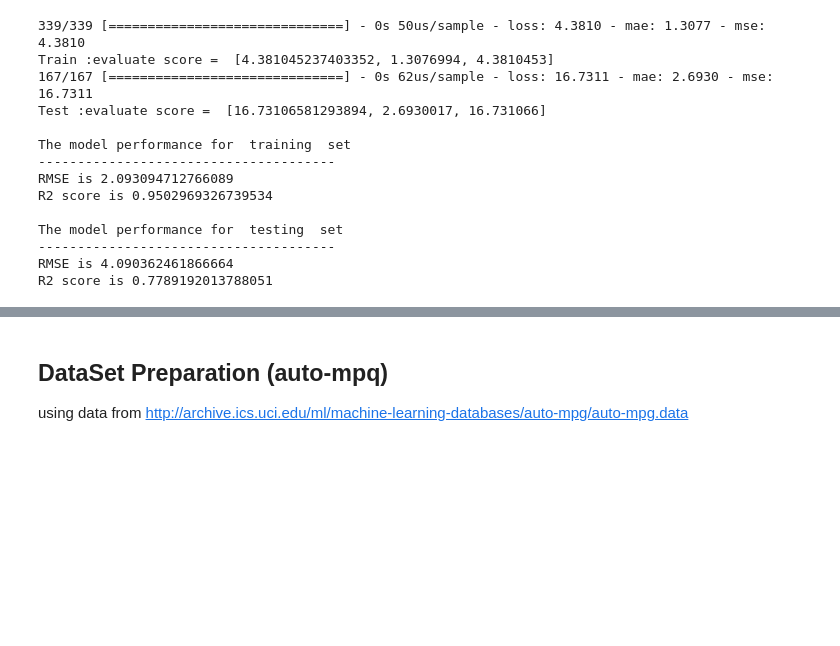
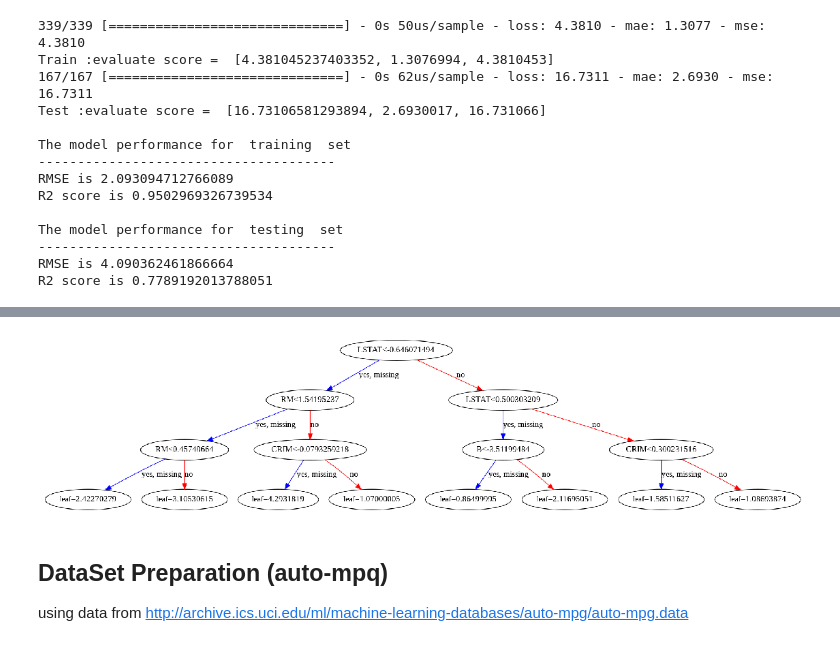
Before and after one commit to xdderekchen/ML, a Jupyter notebook: LinearRegression.ipynb, the cells around one changed output, grey strips where cells are left out. Drawn from its saved outputs; the diff is of its cells as text; code cells hidden in the pictures; blank space fills up the shorter version.

```diff
--- a/LinearRegression.ipynb
+++ b/LinearRegression.ipynb
@@ -451,3 +550,9 @@ R2 score is 0.7789192013788051
+# %%
+xgb.plot_tree(xg_reg,num_trees=0)
+plt.rcParams['figure.figsize'] = [20, 10]
+plt.show()
+# %% [output]
+[figure, added]
 # %% [markdown]
 ## DataSet Preparation (auto-mpq)
  using data from http://archive.ics.uci.edu/ml/machine-learning-databases/auto-mpg/auto-mpg.data
```
Also changed, not shown: parts of 5 cells of this notebook.
